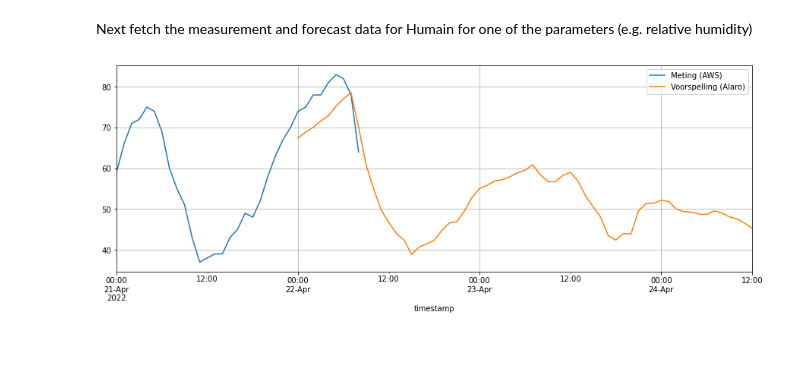
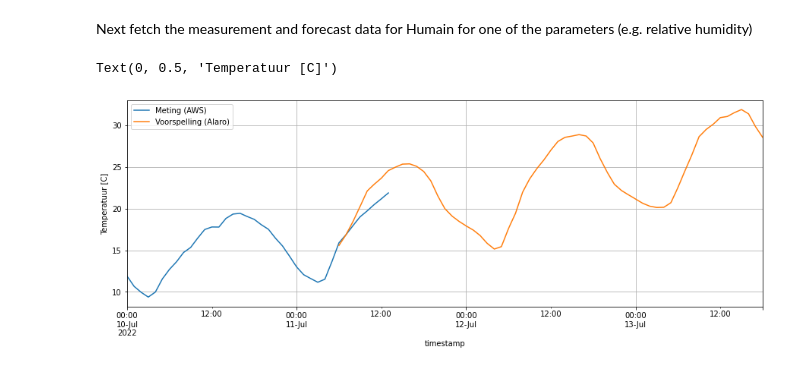
Before and after one commit to TimFranken/openkmi, a Jupyter notebook: examples/tutorial_Alaro.ipynb, the cells around one changed output. Cells and saved outputs as stored; diff of their text form; code cells hidden in the pictures.

```diff
--- a/examples/tutorial_Alaro.ipynb
+++ b/examples/tutorial_Alaro.ipynb
@@ -128,14 +128,16 @@ aws.get_parameters()
 # %% [markdown]
 Next fetch the measurement and forecast data for Humain for one of the parameters (e.g. relative humidity)
 # %%
-df_meas = aws.get_data('6472', start_date=(datetime.now() - timedelta(hours=24)).isoformat(), parameter_list=['relative_humidity'])
+df_meas = aws.get_data('6472', start_date=(datetime.now() - timedelta(hours=24)).isoformat(), parameter_list=['air_temperature'])
 # %%
-df_fc = kmi.get_data('Relative_humidity', 5.255236, 50.193663 )
+df_fc = kmi.get_data('2_m_temperature', 5.255236, 50.193663 )
 # %%
 fix, ax = plt.subplots(figsize=(15,5))
 df_meas.plot(ax=ax)
-df_fc.plot(ax=ax)
+(df_fc - 272.15).plot(ax=ax)
 ax.legend(['Meting (AWS)', 'Voorspelling (Alaro)'])
 ax.grid()
+ax.set_ylabel('Temperatuur [C]')
 # %% [output]
+Text(0, 0.5, 'Temperatuur [C]')
-[figure, old version]
+[figure, new version]
```
Also changed, not shown: parts of 9 cells of this notebook, 5 other files.
